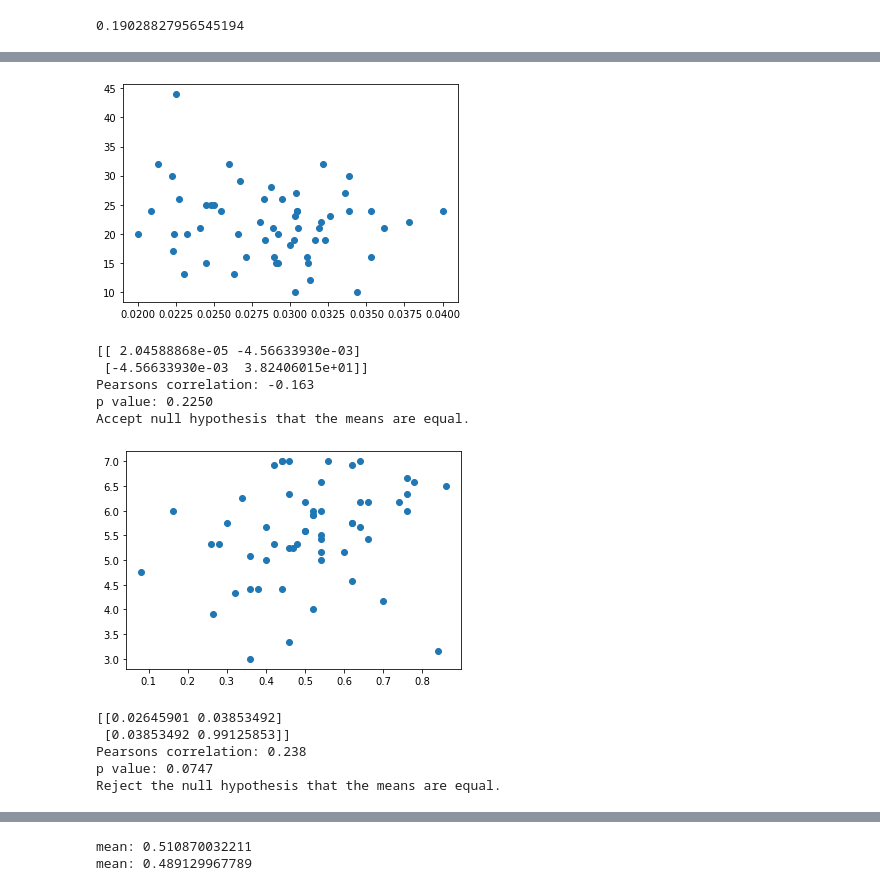
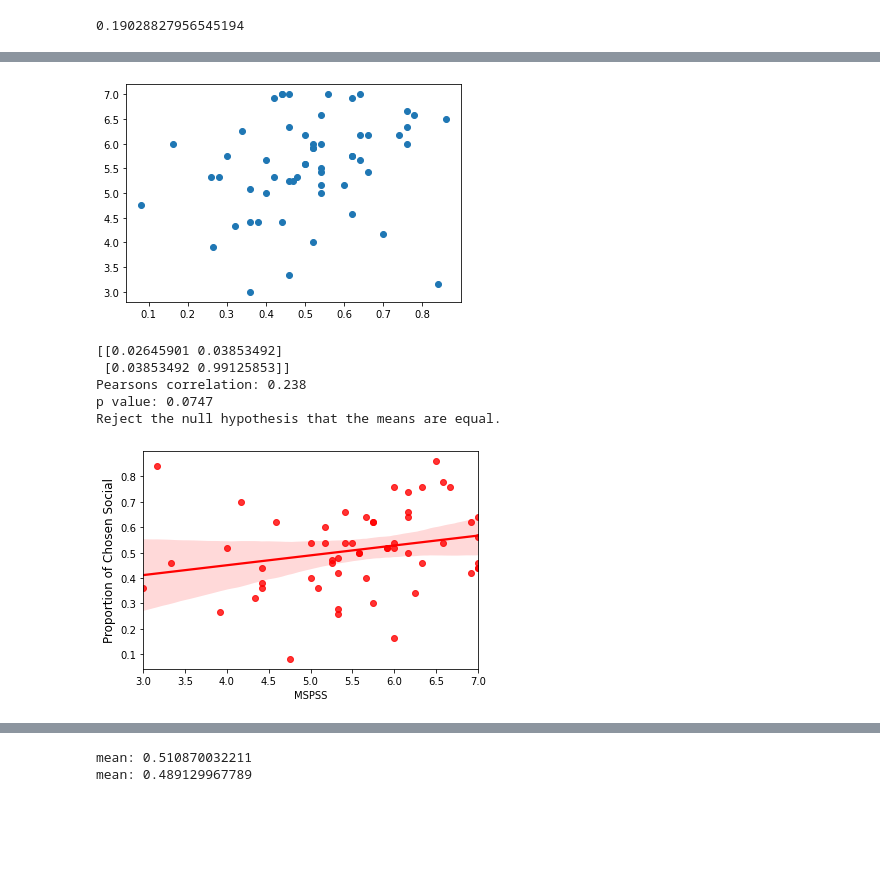
Before and after one commit to fareri-lab/WTP_CardTask, a Jupyter notebook: data/updated_NEW_wtpdata_9_2021.ipynb, the cells around one changed output, grey strips where cells are left out. Cells and saved outputs as stored; diff of their text form; code cells hidden in the pictures; blank space fills up the shorter version.

```diff
--- a/data/updated_NEW_wtpdata_9_2021.ipynb
+++ b/data/updated_NEW_wtpdata_9_2021.ipynb
@@ -200,49 +191,47 @@ Accept null hypothesis that the means are equal.
 # %%
-#amount spent on social / aq
-pyplot.scatter(socialavg, aq)
-pyplot.show()
-covariance = cov(socialavg, aq)
-print(covariance)
-corr, _ = pearsonr(socialavg, aq)
-print('Pearsons correlation: %.3f' % corr)
-r,p = scipy.stats.pearsonr(socialavg, aq)
-print('p value: %.4f' % p)
-alpha = 0.10
-if p > alpha:
-	print('Accept null hypothesis that the means are equal.')
-else:
-    print('Reject the null hypothesis that the means are equal.')
+# #amount spent on social / aq
+# pyplot.scatter(socialavg, aq)
+# pyplot.show()
+# covariance = cov(socialavg, aq)
+# print(covariance)
+# corr, _ = pearsonr(socialavg, aq)
+# print('Pearsons correlation: %.3f' % corr)
+# r,p = scipy.stats.pearsonr(socialavg, aq)
+# print('p value: %.4f' % p)
+# alpha = 0.10
+# if p > alpha:
+# 	print('Accept null hypothesis that the means are equal.')
+# else:
+#     print('Reject the null hypothesis that the means are equal.')
-# %% [output]
-[figure, removed]
-[[ 2.04588868e-05 -4.56633930e-03]
- [-4.56633930e-03  3.82406015e+01]]
-Pearsons correlation: -0.163
-p value: 0.2250
-Accept null hypothesis that the means are equal.
 # %%
 ##### prop of chosen social // self report #####
 # %%
 #prop of chosen social // MSPSS
 pyplot.scatter(prop_social, mspss)
 pyplot.show()
 covariance = cov(prop_social, mspss)
 print(covariance)
 corr, _ = pearsonr(prop_social, mspss)
 print('Pearsons correlation: %.3f' % corr)
 r,p = scipy.stats.pearsonr(prop_social, mspss)
 print('p value: %.4f' % p)
 alpha = 0.10
 if p > alpha:
 	print('Accept null hypothesis that the means are equal.')
 else:
     print('Reject the null hypothesis that the means are equal.')
+
+prop_mspss= sns.regplot(x="MSPSS", y="prop_social", data=wtpdata,color="red");
+prop_mspss.set_ylabel('Proportion of Chosen Social',fontsize=12)
+prop_mspss.figure.savefig('new_prop_mspss_scatter.svg')
 # %% [output]
 [figure]
 [[0.02645901 0.03853492]
  [0.03853492 0.99125853]]
 Pearsons correlation: 0.238
 p value: 0.0747
 Reject the null hypothesis that the means are equal.
+[figure, added]
 # %%
 # prop social // aq
 pyplot.scatter(prop_social, aq)
```
Also changed, not shown: parts of 18 cells of this notebook, 1 other file.
